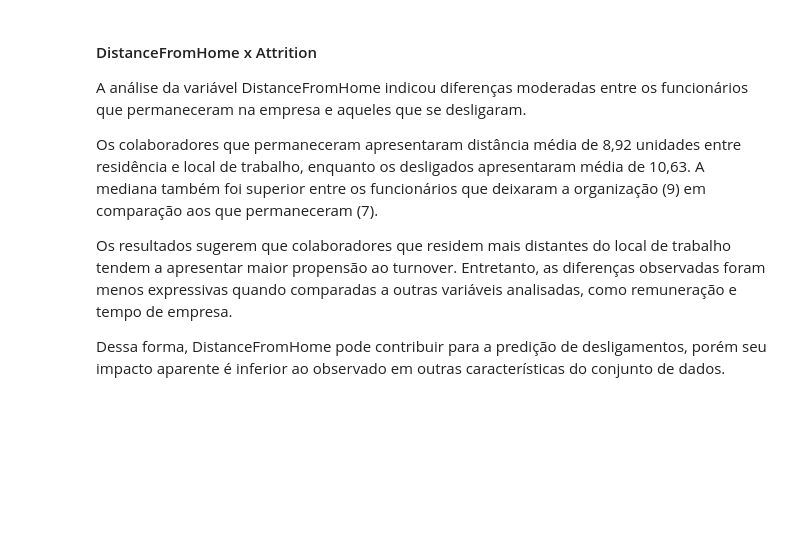
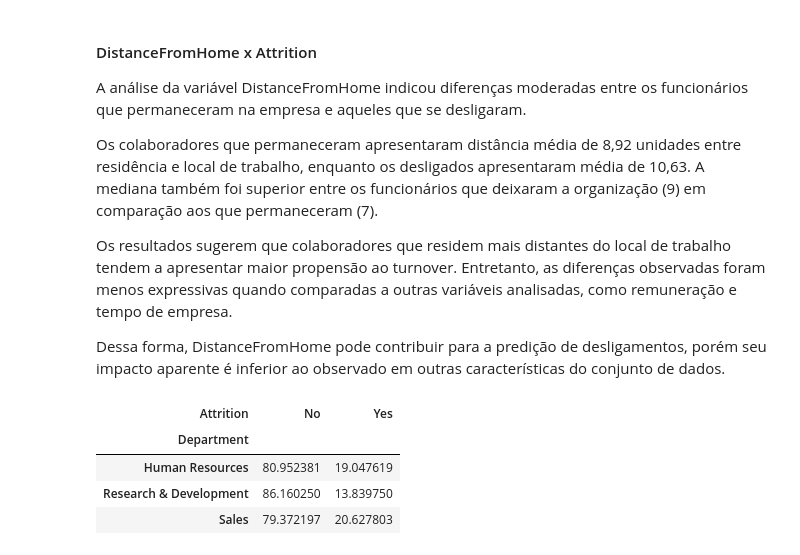
Before and after one commit to tatsuyadesire/employee-turnover-prediction, a Jupyter notebook: notebooks/02_eda.ipynb, the cells around one changed output. Drawn from its saved outputs; the diff is of its cells as text; code cells hidden in the pictures; blank space fills up the shorter version.

```diff
--- a/notebooks/02_eda.ipynb
+++ b/notebooks/02_eda.ipynb
@@ -281,3 +281,18 @@ Os colaboradores que permaneceram apresentaram distância média de 8,92 unidade
 Os resultados sugerem que colaboradores que residem mais distantes do local de trabalho tendem a apresentar maior propensão ao turnover. Entretanto, as diferenças observadas foram menos expressivas quando comparadas a outras variáveis analisadas, como remuneração e tempo de empresa.
 
 Dessa forma, DistanceFromHome pode contribuir para a predição de desligamentos, porém seu impacto aparente é inferior ao observado em outras características do conjunto de dados.
+# %%
+#Analise de Variáveis Categóricas - "Departament"
+
+df["Department"].value_counts()
+pd.crosstab(
+    df["Department"],
+    df["Attrition"],
+    normalize="index"
+) * 100
+# %% [output]
+| Attrition | No | Yes |
+| Department |  |  |
+| Human Resources | 80.952381 | 19.047619 |
+| Research & Development | 86.160250 | 13.839750 |
+| Sales | 79.372197 | 20.627803 |
```
Also changed, not shown: parts of 6 cells of this notebook.
